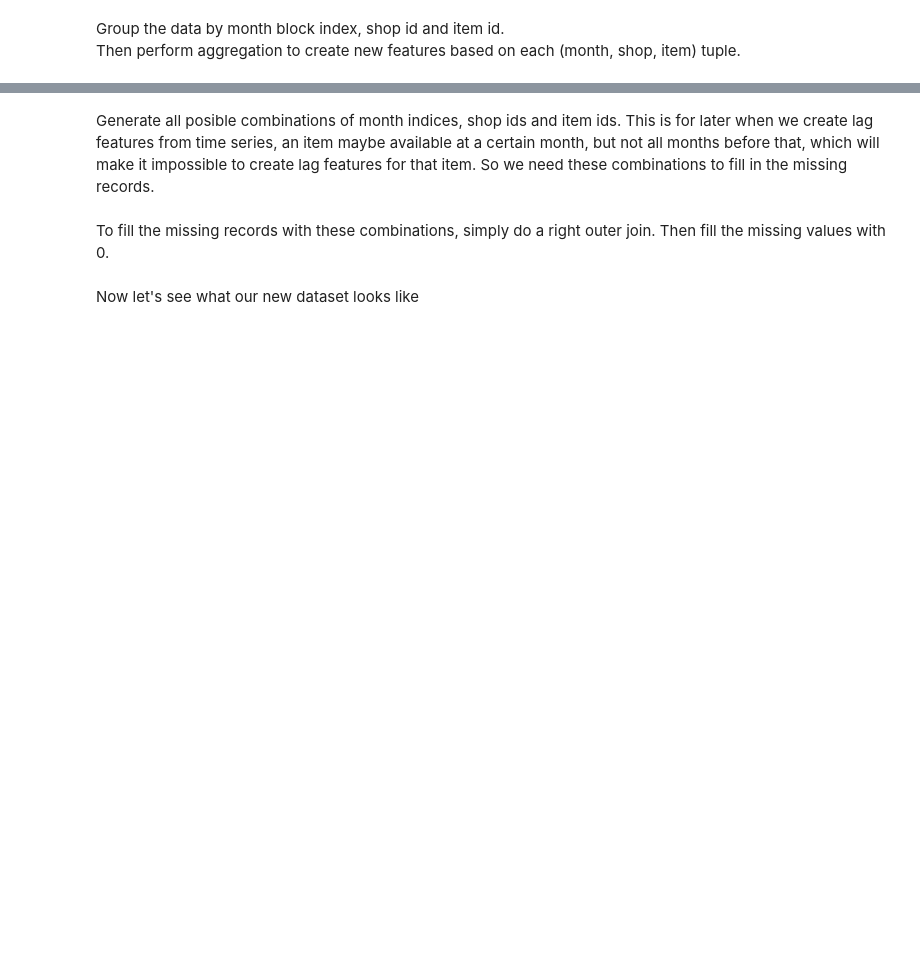
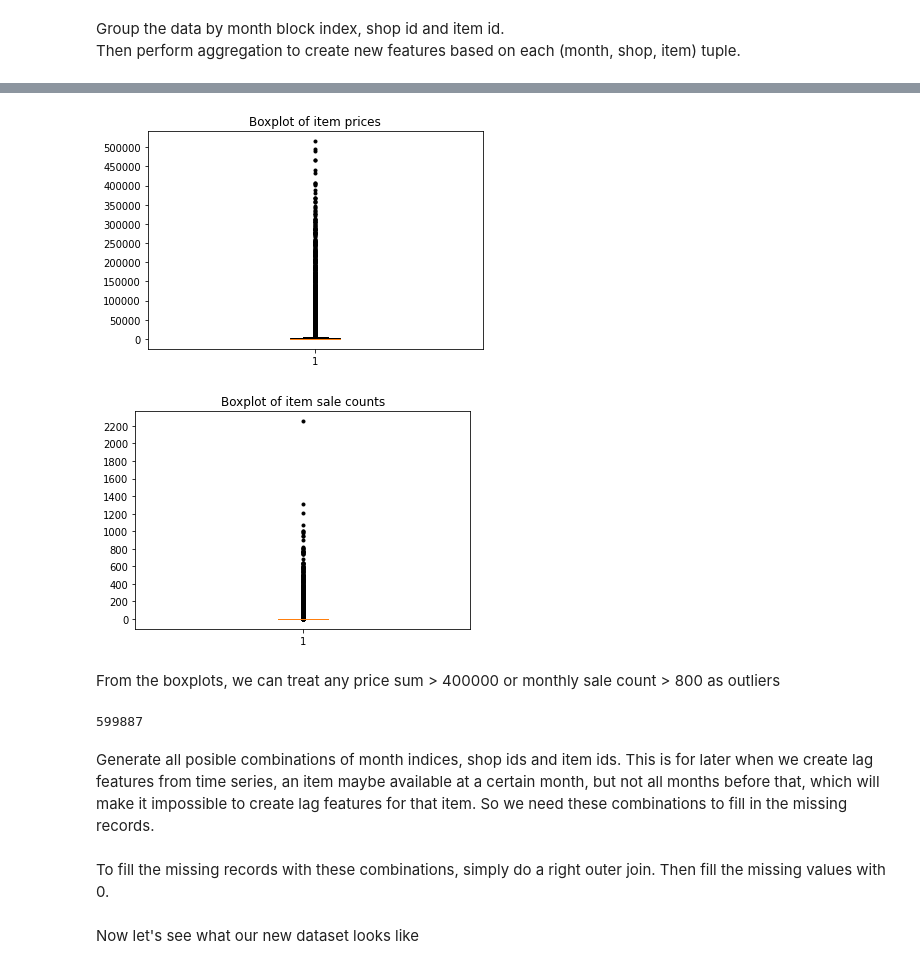
Before and after one commit to nvakiet/SparkML-Regression_And_Classification, a Jupyter notebook: SparkML_Regression.ipynb, the cells around one changed output, grey strips where cells are left out. Drawn from its saved outputs; the diff is of its cells as text; code cells hidden in the pictures; blank space fills up the shorter version.

```diff
--- a/SparkML_Regression.ipynb
+++ b/SparkML_Regression.ipynb
@@ -159,2 +172,3 @@ Remove any row where the item price is negative (i.e outliers), this is to bette
 # %%
-train = train.where("item_price > 0")
+train = train.where((train.item_price >= 0) & (train.item_cnt_day >= 0))
+train.count()
@@ -185,3 +205,32 @@ train.columns
+# %%
+# Map the 2 features into 2 lists (use a seed of 19127191 to keep the sample results across different runs)
+sampling_ratio = 1 # Change this if the data size is too large
+itemPrices = train.select("all_itemPrice_month").rdd.map(lambda row: row.all_itemPrice_month).sample(False, sampling_ratio, 19127191).collect()
+itemCounts = train.select("item_cnt_month").rdd.map(lambda row: row.item_cnt_month).sample(False, sampling_ratio, 19127191).collect()
+# %%
+# Draw boxplots of the 2 features to check for outliers
+# Item prices
+plt.boxplot(itemPrices, sym='k.')
+plt.yticks(np.arange(0, 550000, 50000))
+plt.title("Boxplot of item prices")
+plt.show()
+
+print()
+# Item sales
+plt.boxplot(itemCounts, sym='k.')
+plt.yticks(np.arange(0, 2400, 200))
+plt.title("Boxplot of item sale counts")
+plt.show()
+# %% [output]
+[figure, added]
+[figure, added]
+# %% [markdown]
+From the boxplots, we can treat any price sum > 400000 or monthly sale count > 800 as outliers
+# %%
+train = train.where((train.all_itemPrice_month <= 400000) & (train.item_cnt_month <= 800))
+train.count()
+# %% [output]
+599887
 # %% [markdown]
 Generate all posible combinations of month indices, shop ids and item ids. This is for later when we create lag features from time series, an item maybe available at a certain month, but not all months before that, which will make it impossible to create lag features for that item. So we need these combinations to fill in the missing records.
 # %%
```
Also changed, not shown: parts of 83 cells of this notebook.
